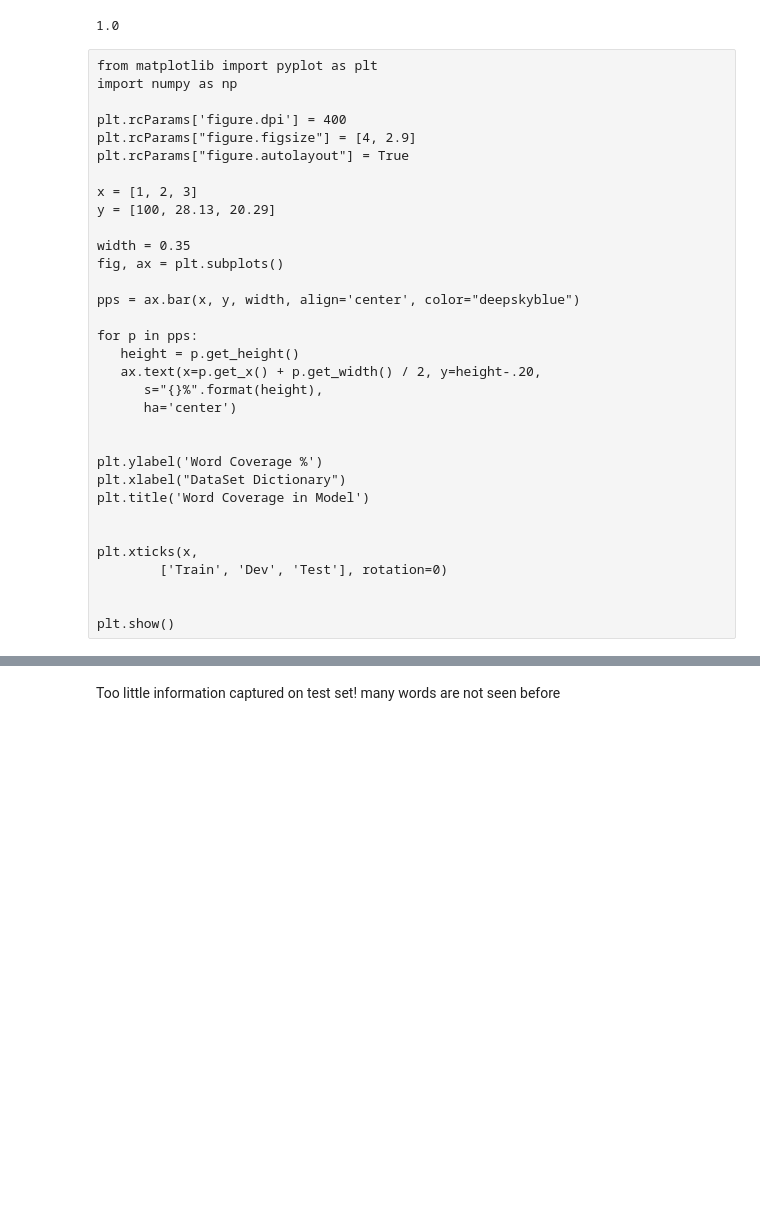
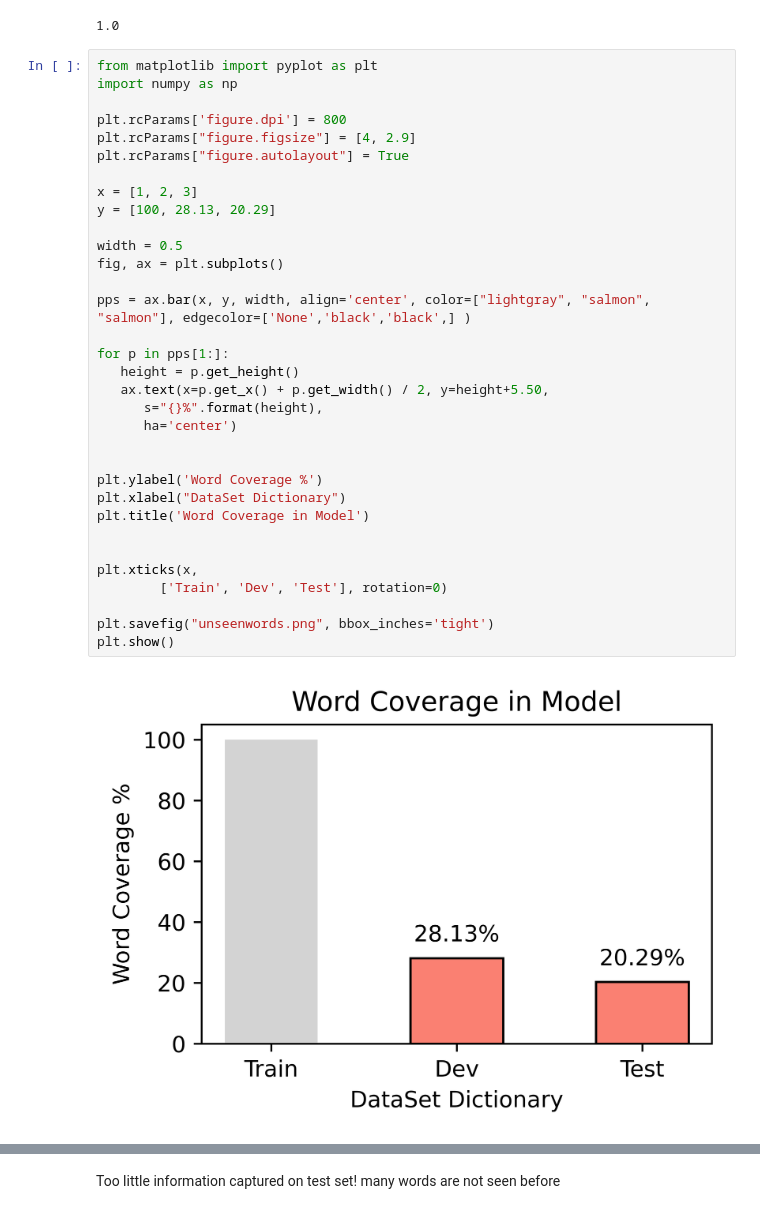
Before and after one commit to lich2000117/Fake-Tweets-Rumour-Detection, a Jupyter notebook: deprecated/Analysis.ipynb, the cells around one changed output, grey strips where cells are left out. Saved outputs shown, nothing was run; the diff lists cells and outputs as text; blank space fills up the shorter version.

```diff
--- a/deprecated/Analysis.ipynb
+++ b/deprecated/Analysis.ipynb
@@ -732,36 +743,38 @@ X_dev_BOW.astype(bool).sum().sum()/X_train_BOW.astype(bool).sum().sum()
 X_train_BOW.astype(bool).sum().sum()/X_train_BOW.astype(bool).sum().sum()
 # %% [output]
 1.0
-# %% [raw]
-from matplotlib import pyplot as plt
-import numpy as np
-
-plt.rcParams['figure.dpi'] = 400
-plt.rcParams["figure.figsize"] = [4, 2.9]
-plt.rcParams["figure.autolayout"] = True
-
-x = [1, 2, 3]
-y = [100, 28.13, 20.29]
-
-width = 0.35
-fig, ax = plt.subplots()
-
-pps = ax.bar(x, y, width, align='center', color="deepskyblue")
-
-for p in pps:
-   height = p.get_height()
-   ax.text(x=p.get_x() + p.get_width() / 2, y=height-.20,
-      s="{}%".format(height),
-      ha='center')
-
-
-plt.ylabel('Word Coverage %')
-plt.xlabel("DataSet Dictionary")
-plt.title('Word Coverage in Model')
-
-
-plt.xticks(x,
-        ['Train', 'Dev', 'Test'], rotation=0)
-
-
-plt.show()
+# %%
+from matplotlib import pyplot as plt
+import numpy as np
+
+plt.rcParams['figure.dpi'] = 800
+plt.rcParams["figure.figsize"] = [4, 2.9]
+plt.rcParams["figure.autolayout"] = True
+
+x = [1, 2, 3]
+y = [100, 28.13, 20.29]
+
+width = 0.5
+fig, ax = plt.subplots()
+
+pps = ax.bar(x, y, width, align='center', color=["lightgray", "salmon", "salmon"], edgecolor=['None','black','black',] )
+
+for p in pps[1:]:
+   height = p.get_height()
+   ax.text(x=p.get_x() + p.get_width() / 2, y=height+5.50,
+      s="{}%".format(height),
+      ha='center')
+
+
+plt.ylabel('Word Coverage %')
+plt.xlabel("DataSet Dictionary")
+plt.title('Word Coverage in Model')
+
+
+plt.xticks(x,
+        ['Train', 'Dev', 'Test'], rotation=0)
+
+plt.savefig("unseenwords.png", bbox_inches='tight')
+plt.show()
+# %% [output]
+[figure, added]
```
Also changed, not shown: parts of 4 cells of this notebook, 3 other files.
